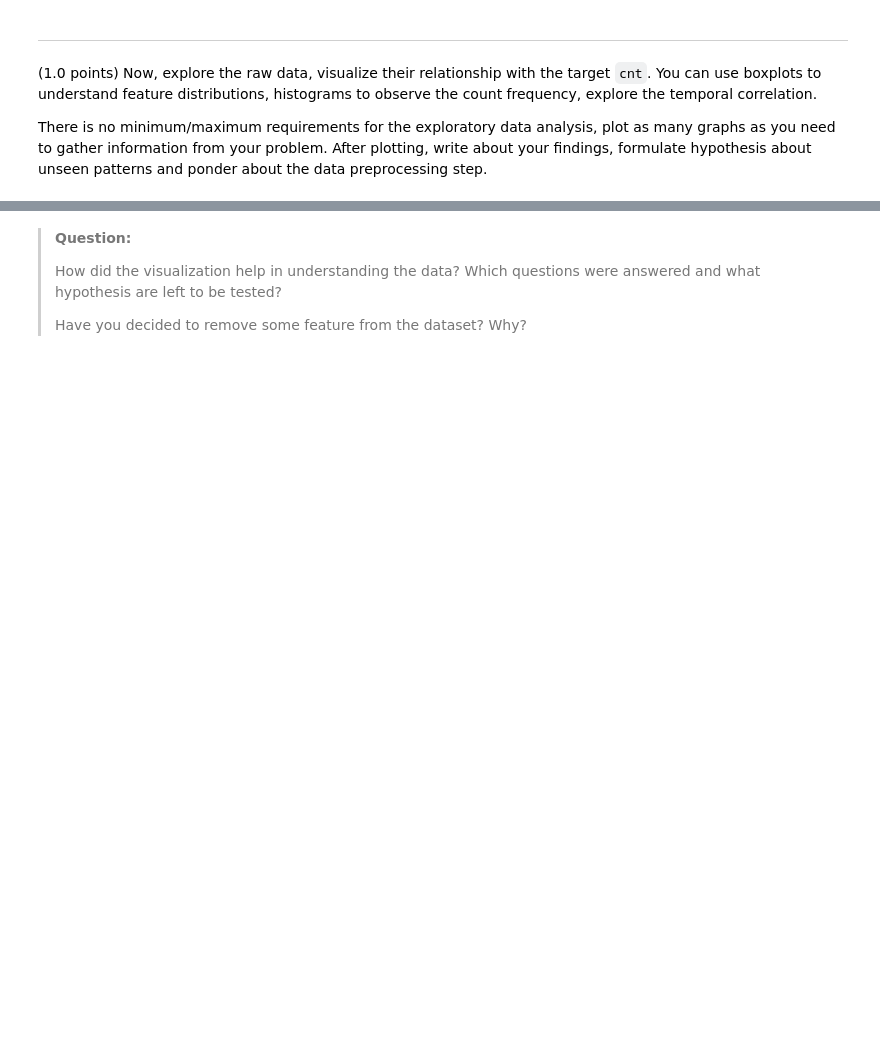
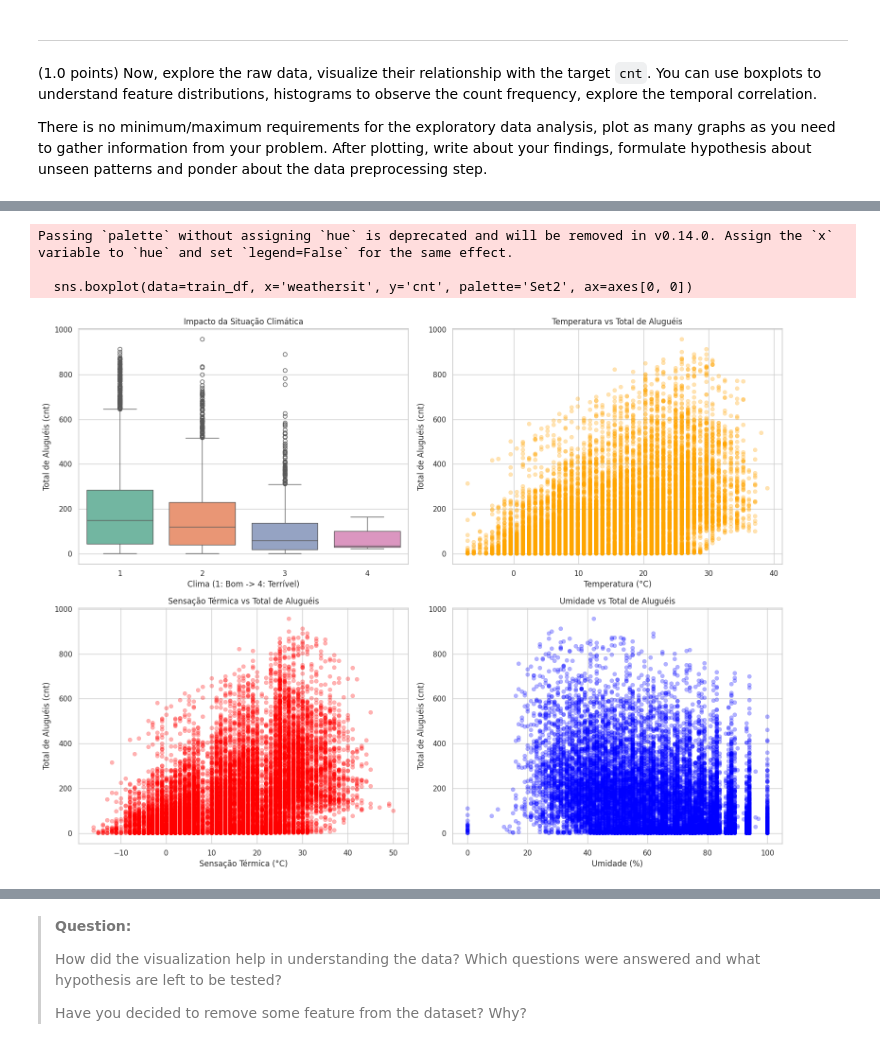
Before and after one commit to sll-bruno/machine-learning-projects, a Jupyter notebook: Tarefa1/mc886_1s2026-assignment_1.ipynb, the cells around one changed output, grey strips where cells are left out. Drawn from its saved outputs; the diff is of its cells as text; code cells hidden in the pictures; blank space fills up the shorter version.

```diff
--- a/Tarefa1/mc886_1s2026-assignment_1.ipynb
+++ b/Tarefa1/mc886_1s2026-assignment_1.ipynb
@@ -198,0 +385,37 @@ plt.show()
+# %%
+# Criando figura com 4 subplots (2 linhas, 2 colunas)
+fig, axes = plt.subplots(2, 2, figsize=(16, 12))
+
+# 1. Boxplot: Como a 'weathersit' (Situação climática) afeta a contagem
+# 1-Limpo, 2-Nublado, 3-Chuva/Neve leve, 4-Tempestade/Neve forte
+sns.boxplot(data=train_df, x='weathersit', y='cnt', palette='Set2', ax=axes[0, 0])
+axes[0, 0].set_title('Impacto da Situação Climática')
+axes[0, 0].set_xlabel('Clima (1: Bom -> 4: Terrível)')
+axes[0, 0].set_ylabel('Total de Aluguéis (cnt)')
+
+# 2. Scatter plot: Temperatura vs Contagem
+# Usando alpha para ver a densidade dos pontos
+sns.scatterplot(data=train_df, x='temp', y='cnt', alpha=0.3, color='orange', edgecolor=None, ax=axes[0, 1])
+axes[0, 1].set_title('Temperatura vs Total de Aluguéis')
+axes[0, 1].set_xlabel('Temperatura (°C)')
+axes[0, 1].set_ylabel('Total de Aluguéis (cnt)')
+
+# 3. Scatter plot: Sensação Térmica vs Contagem
+sns.scatterplot(data=train_df, x='atemp', y='cnt', alpha=0.3, color='red', edgecolor=None, ax=axes[1, 0])
+axes[1, 0].set_title('Sensação Térmica vs Total de Aluguéis')
+axes[1, 0].set_xlabel('Sensação Térmica (°C)')
+axes[1, 0].set_ylabel('Total de Aluguéis (cnt)')
+
+# 4. Scatter plot: Umidade vs Contagem
+sns.scatterplot(data=train_df, x='hum', y='cnt', alpha=0.3, color='blue', edgecolor=None, ax=axes[1, 1])
+axes[1, 1].set_title('Umidade vs Total de Aluguéis')
+axes[1, 1].set_xlabel('Umidade (%)')
+axes[1, 1].set_ylabel('Total de Aluguéis (cnt)')
+
+plt.tight_layout()
+plt.show() # Você vai notar que temp e atemp parecem praticamente idênticos visualmente.
+# %% [output]
+Passing `palette` without assigning `hue` is deprecated and will be removed in v0.14.0. Assign the `x` variable to `hue` and set `legend=False` for the same effect.
+
+  sns.boxplot(data=train_df, x='weathersit', y='cnt', palette='Set2', ax=axes[0, 0])
+[figure, added]
```
Also changed, not shown: parts of 26 cells of this notebook, 1 other file.
